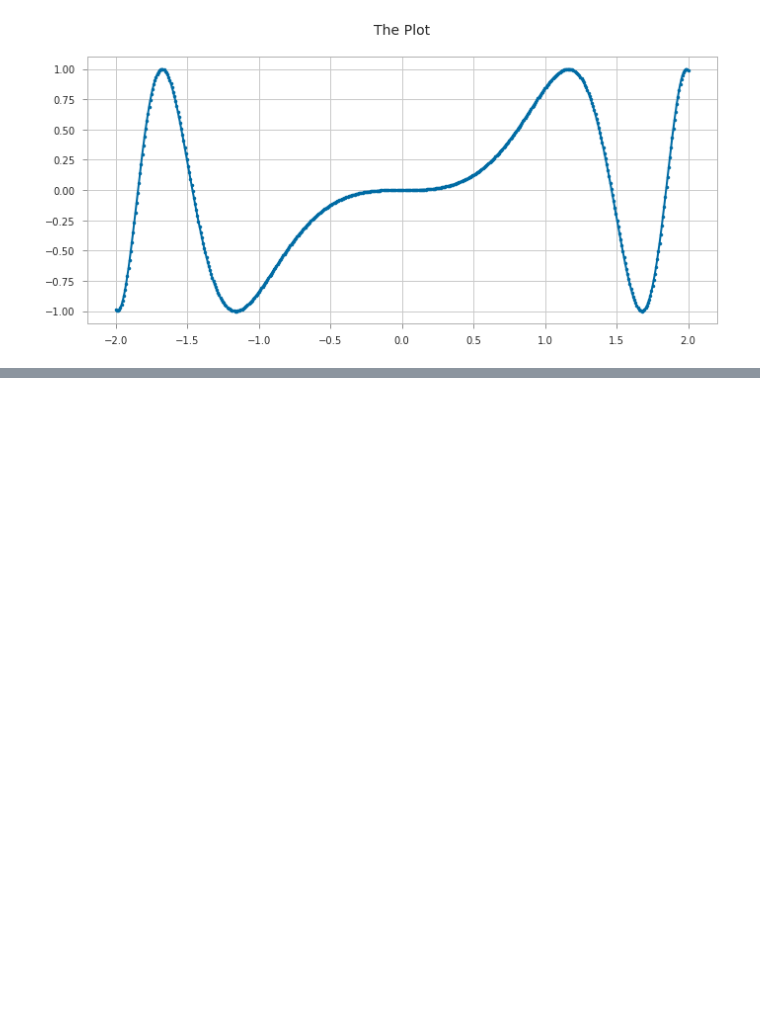
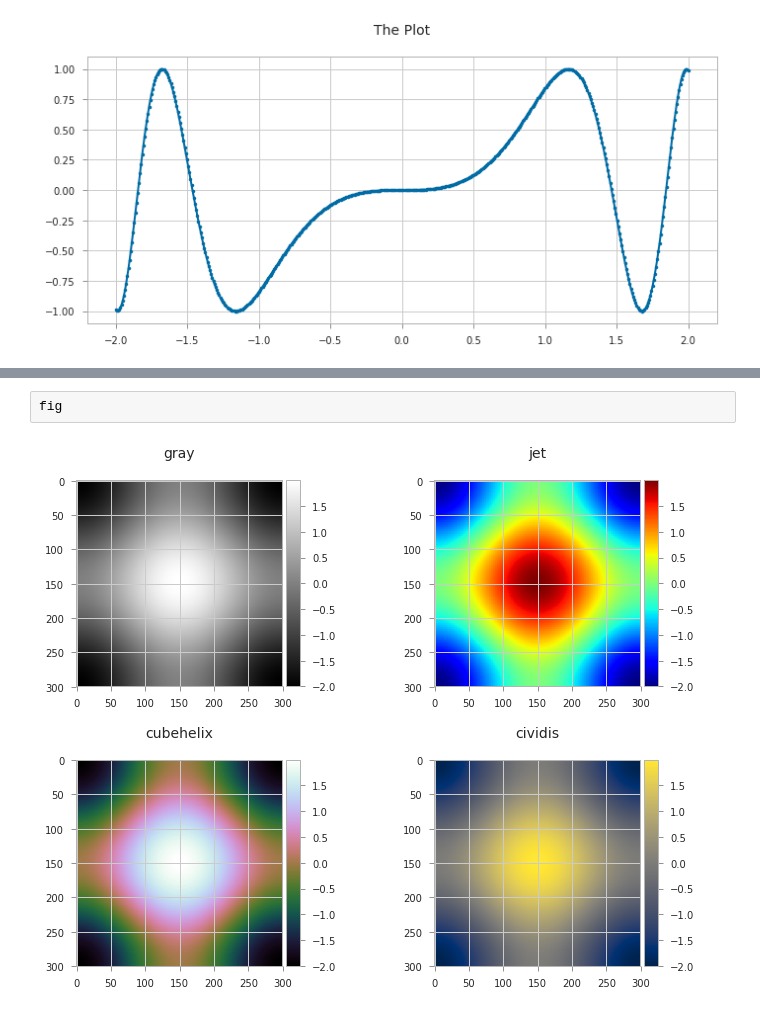
Before and after one commit to Asterics2020-Obelics/School2018, a Jupyter notebook: pandas/Matplotlib.ipynb, the cells around one changed output, grey strips where cells are left out. Cells and saved outputs as stored; diff of their text form; blank space fills up the shorter version.

```diff
--- a/pandas/Matplotlib.ipynb
+++ b/pandas/Matplotlib.ipynb
@@ -197,3 +216,7 @@ plt.savefig('the_plot.jpg', dpi=300)
+# %%
+fig
+# %% [output]
+[figure, added]
 # %% [markdown]
 ## Acknowledgements
 ![](images/eu_asterics.png)
```
Also changed, not shown: parts of 5 cells of this notebook, 1 other file.
